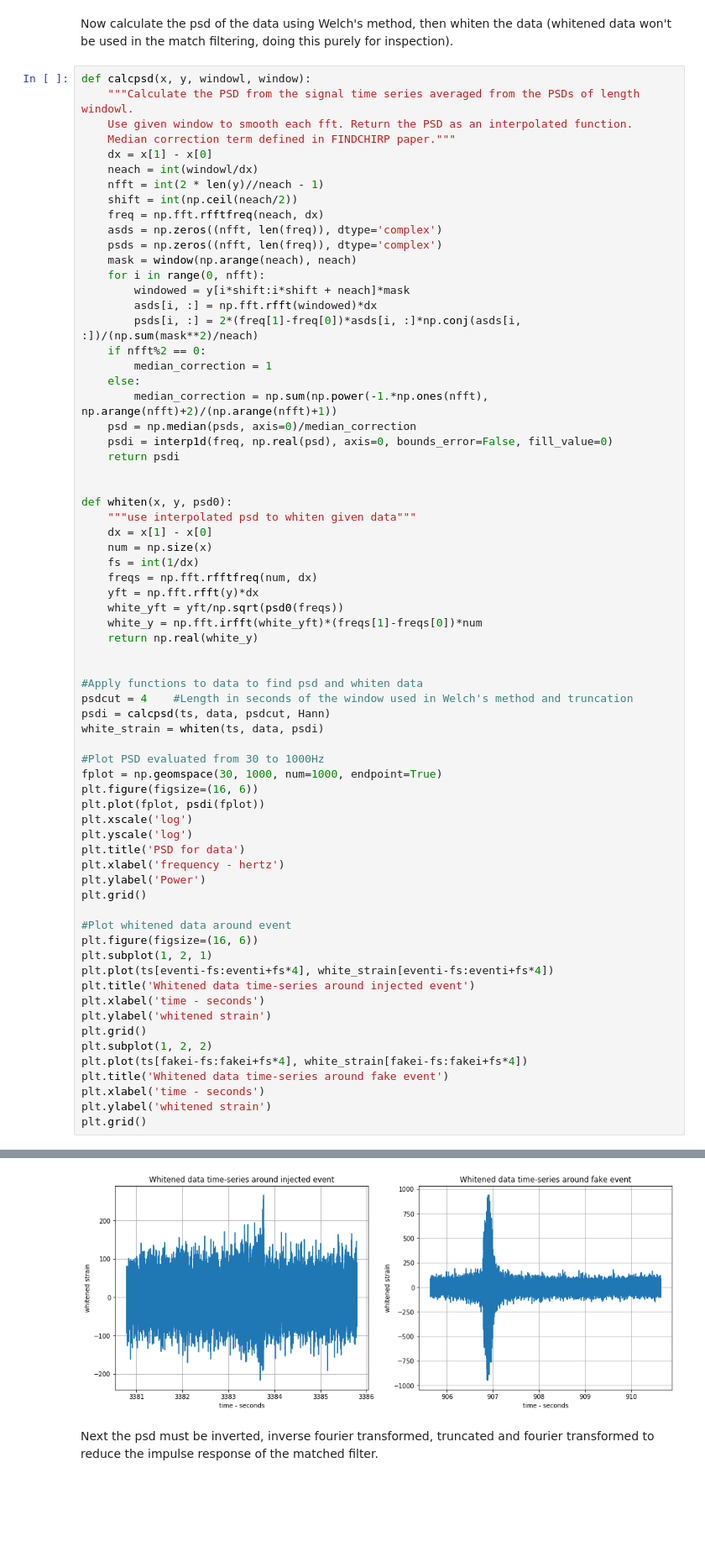
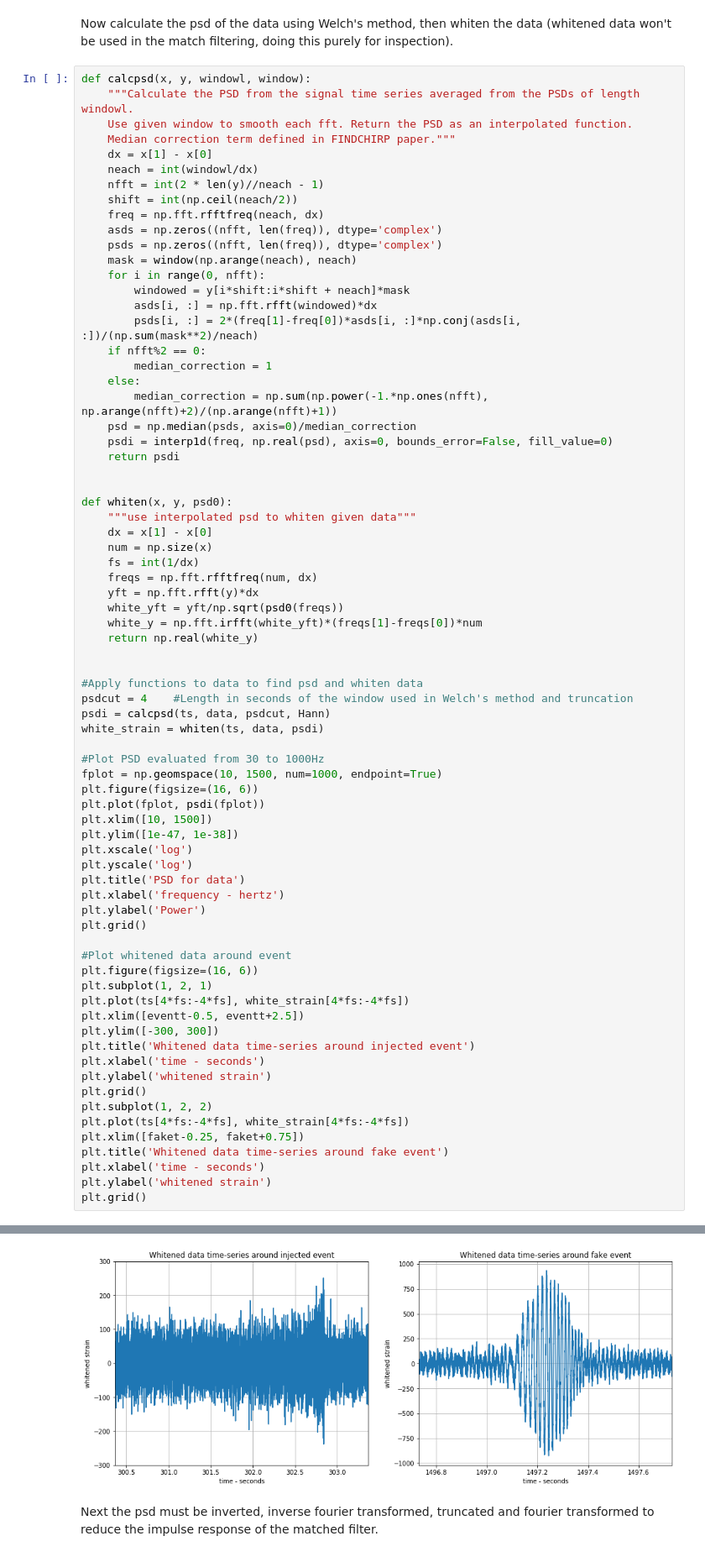
Before and after one commit to connor-mcisaac/gw_test, a Jupyter notebook: FFTonly/MatchedFilter.ipynb, the cells around one changed output, grey strips where cells are left out. Shown at 84% size. Drawn from its saved outputs; the diff is of its cells as text; blank space fills up the shorter version.

```diff
--- a/FFTonly/MatchedFilter.ipynb
+++ b/FFTonly/MatchedFilter.ipynb
@@ -165,9 +170,11 @@ psdi = calcpsd(ts, data, psdcut, Hann)
 white_strain = whiten(ts, data, psdi)
 
 #Plot PSD evaluated from 30 to 1000Hz
-fplot = np.geomspace(30, 1000, num=1000, endpoint=True)
+fplot = np.geomspace(10, 1500, num=1000, endpoint=True)
 plt.figure(figsize=(16, 6))
 plt.plot(fplot, psdi(fplot))
+plt.xlim([10, 1500])
+plt.ylim([1e-47, 1e-38])
 plt.xscale('log')
 plt.yscale('log')
 plt.title('PSD for data')
@@ -178,13 +185,16 @@ plt.grid()
 #Plot whitened data around event
 plt.figure(figsize=(16, 6))
 plt.subplot(1, 2, 1)
-plt.plot(ts[eventi-fs:eventi+fs*4], white_strain[eventi-fs:eventi+fs*4])
+plt.plot(ts[4*fs:-4*fs], white_strain[4*fs:-4*fs])
+plt.xlim([eventt-0.5, eventt+2.5])
+plt.ylim([-300, 300])
 plt.title('Whitened data time-series around injected event')
 plt.xlabel('time - seconds')
 plt.ylabel('whitened strain')
 plt.grid()
 plt.subplot(1, 2, 2)
-plt.plot(ts[fakei-fs:fakei+fs*4], white_strain[fakei-fs:fakei+fs*4])
+plt.plot(ts[4*fs:-4*fs], white_strain[4*fs:-4*fs])
+plt.xlim([faket-0.25, faket+0.75])
 plt.title('Whitened data time-series around fake event')
 plt.xlabel('time - seconds')
 plt.ylabel('whitened strain')
@@ -194,4 +204,4 @@ plt.grid()
-[figure, old version]
+[figure, new version]
 # %% [markdown]
 Next the psd must be inverted, inverse fourier transformed, truncated and fourier transformed to reduce the impulse response of the matched filter.
 # %%
```
Also changed, not shown: parts of 8 cells of this notebook.
